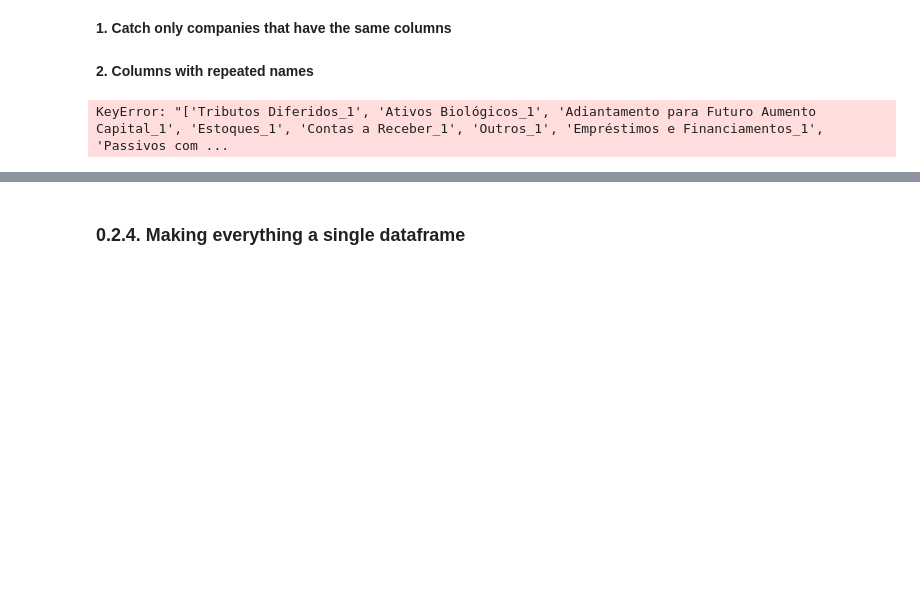
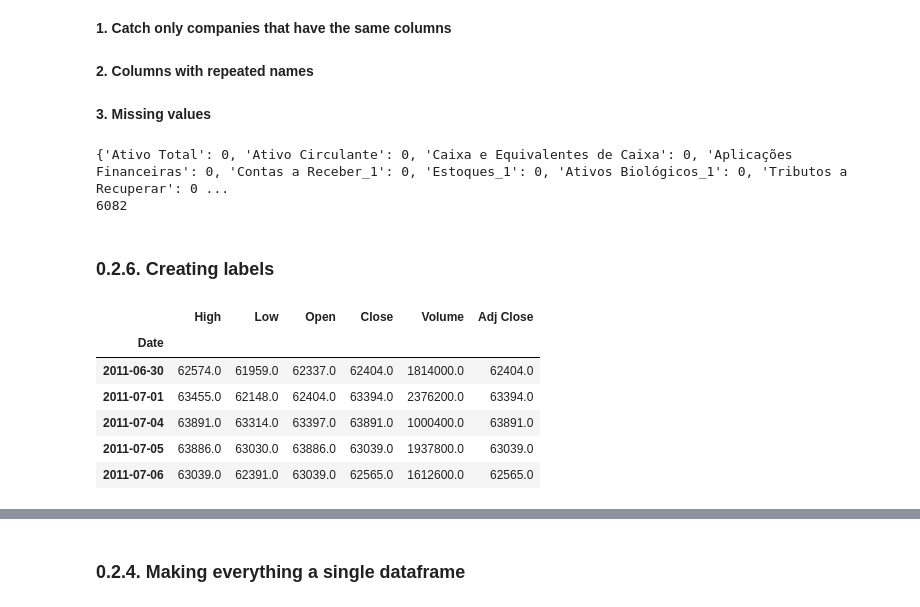
Before and after one commit to endhel/InvestBot, a Jupyter notebook: InvestBot.ipynb, the cells around one changed output, grey strips where cells are left out. Saved outputs shown, nothing was run; the diff lists cells and outputs as text; code cells hidden in the pictures; blank space fills up the shorter version.

Commit message:
Collected IBOV quotes

```diff
--- a/InvestBot.ipynb
+++ b/InvestBot.ipynb
@@ -168,7 +168,25 @@ for column in columns:
 
 columns = text_columns.split( ';' )
 # %%
+# Implement columns in tables
 for company in fundamentals:
-    fundamentals[company] = fundamentals[company][columns]
+    fundamentals[company].columns = columns
-# %% [output]
-KeyError: "['Tributos Diferidos_1', 'Ativos Biológicos_1', 'Adiantamento para Futuro Aumento Capital_1', 'Estoques_1', 'Contas a Receber_1', 'Outros_1', 'Empréstimos e Financiamentos_1', 'Passivos com ...
+# %% [markdown]
+**3. Missing values**
+# %%
+# Start dictionary with all keys equal to zero
+nan_values = dict.fromkeys( columns, 0 )
+total_lines = 0
+
+for company in fundamentals:
+    tabel = fundamentals[company]
+    total_lines += tabel.shape[0]
+    for column in columns:
+        qnt_nan = pd.isnull( tabel[column] ).sum()
+        nan_values[column] += qnt_nan
+
+print( nan_values )
+print( total_lines )
+# %% [output]
+{'Ativo Total': 0, 'Ativo Circulante': 0, 'Caixa e Equivalentes de Caixa': 0, 'Aplicações Financeiras': 0, 'Contas a Receber_1': 0, 'Estoques_1': 0, 'Ativos Biológicos_1': 0, 'Tributos a Recuperar': 0 ...
+6082
@@ -174,0 +204,18 @@ KeyError: "['Tributos Diferidos_1', 'Ativos Biológicos_1', 'Adiantamento para F
+# %% [markdown]
+### 0.2.6. Creating labels
+# %%
+# coletar cotacoes do ibovespa
+initial_date = "06/30/2011"
+final_date = "03/31/2020"
+
+df_ibov = web.DataReader('^BVSP', data_source='yahoo', start=initial_date, end=final_date)
+
+df_ibov.head()
+# %% [output]
+|  | High | Low | Open | Close | Volume | Adj Close |
+| Date |  |  |  |  |  |  |
+| 2011-06-30 | 62574.0 | 61959.0 | 62337.0 | 62404.0 | 1814000.0 | 62404.0 |
+| 2011-07-01 | 63455.0 | 62148.0 | 62404.0 | 63394.0 | 2376200.0 | 63394.0 |
+| 2011-07-04 | 63891.0 | 63314.0 | 63397.0 | 63891.0 | 1000400.0 | 63891.0 |
+| 2011-07-05 | 63886.0 | 63030.0 | 63886.0 | 63039.0 | 1937800.0 | 63039.0 |
+| 2011-07-06 | 63039.0 | 62391.0 | 63039.0 | 62565.0 | 1612600.0 | 62565.0 |
```
Also changed, not shown: parts of 5 cells of this notebook.
